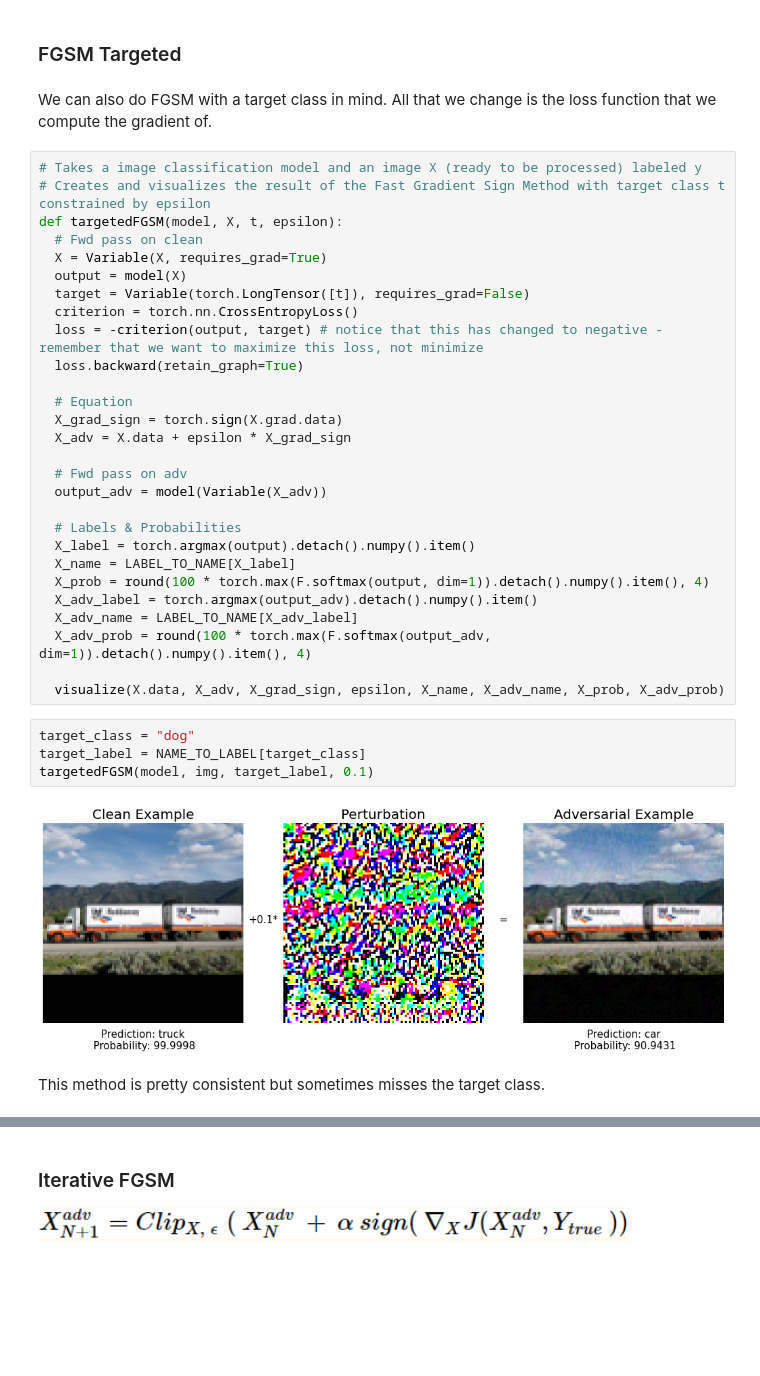
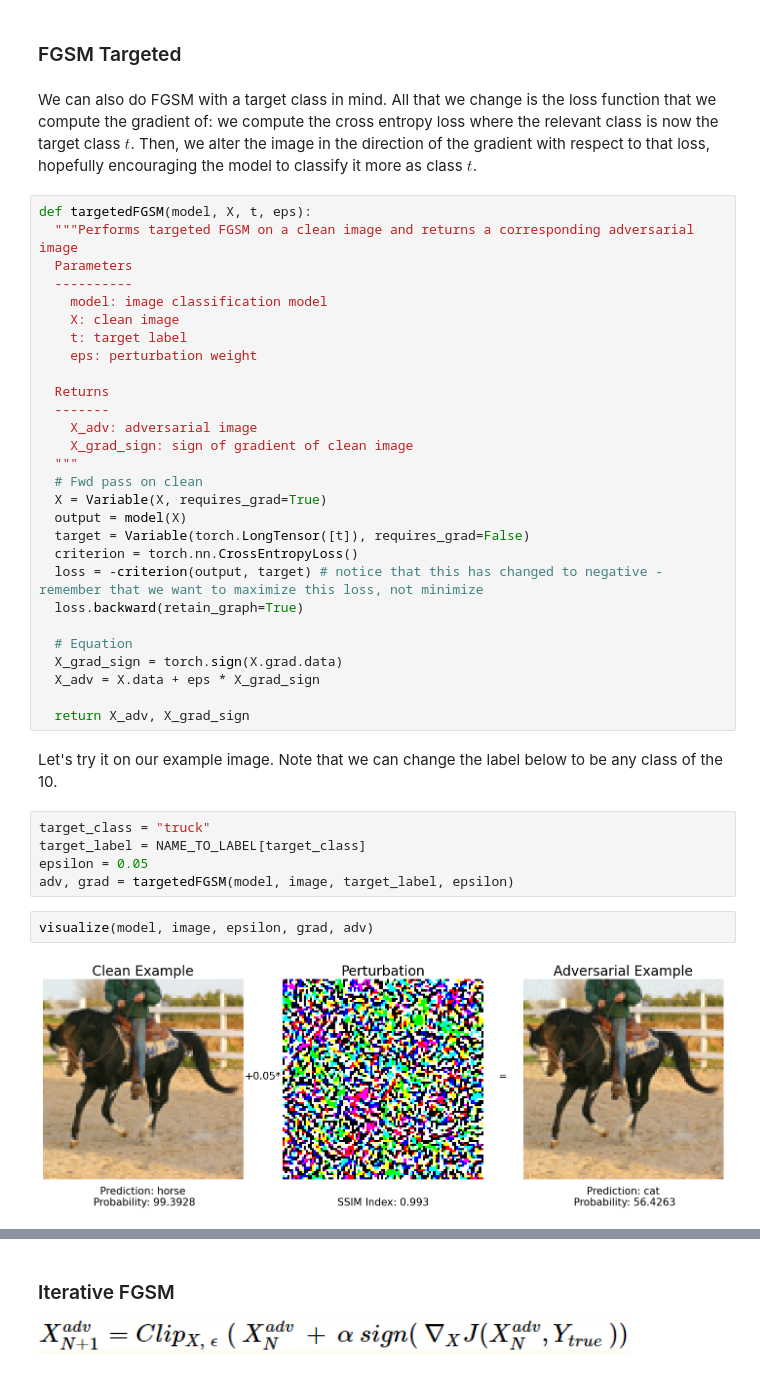
Before and after one commit to weisben/adversarial-examples, a Jupyter notebook: Adv_Input_STL.ipynb, the cells around one changed output, grey strips where cells are left out. Drawn from its saved outputs; the diff is of its cells as text; blank space fills up the shorter version.

```diff
--- a/Adv_Input_STL.ipynb
+++ b/Adv_Input_STL.ipynb
@@ -274,11 +342,22 @@ This works pretty well! We can change the epsilon to either make the perturbatio
 # %% [markdown]
 ### FGSM Targeted
 # %% [markdown]
-We can also do FGSM with a target class in mind. All that we change is the loss function that we compute the gradient of.
+We can also do FGSM with a target class in mind. All that we change is the loss function that we compute the gradient of: we compute the cross entropy loss where the relevant class is now the target class $t$. Then, we alter the image in the direction of the gradient with respect to that loss, hopefully encouraging the model to classify it more as class $t$.
 # %%
-# Takes a image classification model and an image X (ready to be processed) labeled y
-# Creates and visualizes the result of the Fast Gradient Sign Method with target class t constrained by epsilon
-def targetedFGSM(model, X, t, epsilon):
+def targetedFGSM(model, X, t, eps):
+  """Performs targeted FGSM on a clean image and returns a corresponding adversarial image
+  Parameters
+  ----------
+    model: image classification model
+    X: clean image
+    t: target label
+    eps: perturbation weight
+
+  Returns
+  -------
+    X_adv: adversarial image
+    X_grad_sign: sign of gradient of clean image
+  """
   # Fwd pass on clean
   X = Variable(X, requires_grad=True)
   output = model(X)
@@ -289,25 +368,17 @@ def targetedFGSM(model, X, t, epsilon):
 
   # Equation
   X_grad_sign = torch.sign(X.grad.data)
-  X_adv = X.data + epsilon * X_grad_sign
+  X_adv = X.data + eps * X_grad_sign
 
-  # Fwd pass on adv
-  output_adv = model(Variable(X_adv))
-
-  # Labels & Probabilities
-  X_label = torch.argmax(output).detach().numpy().item()
-  X_name = LABEL_TO_NAME[X_label]
-  X_prob = round(100 * torch.max(F.softmax(output, dim=1)).detach().numpy().item(), 4)
-  X_adv_label = torch.argmax(output_adv).detach().numpy().item()
-  X_adv_name = LABEL_TO_NAME[X_adv_label]
-  X_adv_prob = round(100 * torch.max(F.softmax(output_adv, dim=1)).detach().numpy().item(), 4)
-
-  visualize(X.data, X_adv, X_grad_sign, epsilon, X_name, X_adv_name, X_prob, X_adv_prob)
+  return X_adv, X_grad_sign
+# %% [markdown]
+Let's try it on our example image. Note that we can change the label below to be any class of the 10.
 # %%
-target_class = "dog"
+target_class = "truck"
 target_label = NAME_TO_LABEL[target_class]
-targetedFGSM(model, img, target_label, 0.1)
+epsilon = 0.05
+adv, grad = targetedFGSM(model, image, target_label, epsilon)
-# %% [output]
-[figure, removed]
-# %% [markdown]
-This method is pretty consistent but sometimes misses the target class.
+# %%
+visualize(model, image, epsilon, grad, adv)
+# %% [output]
+[figure, added]
```
Also changed, not shown: parts of 53 cells of this notebook.
